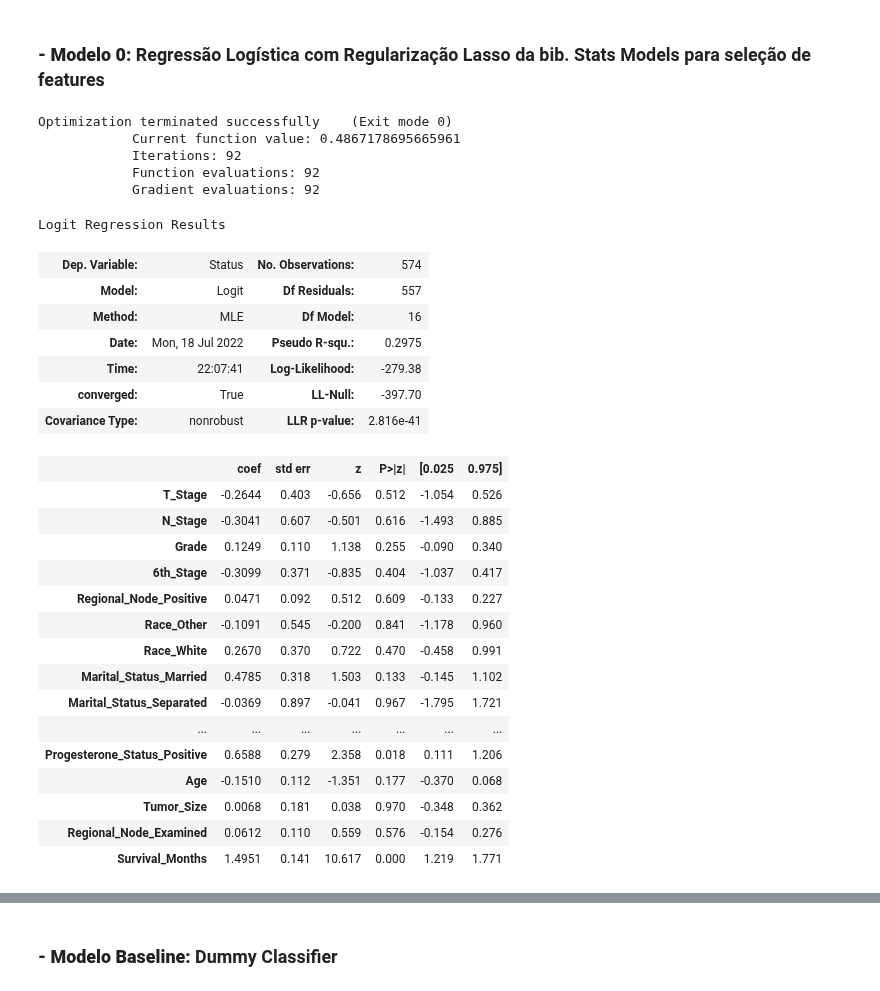
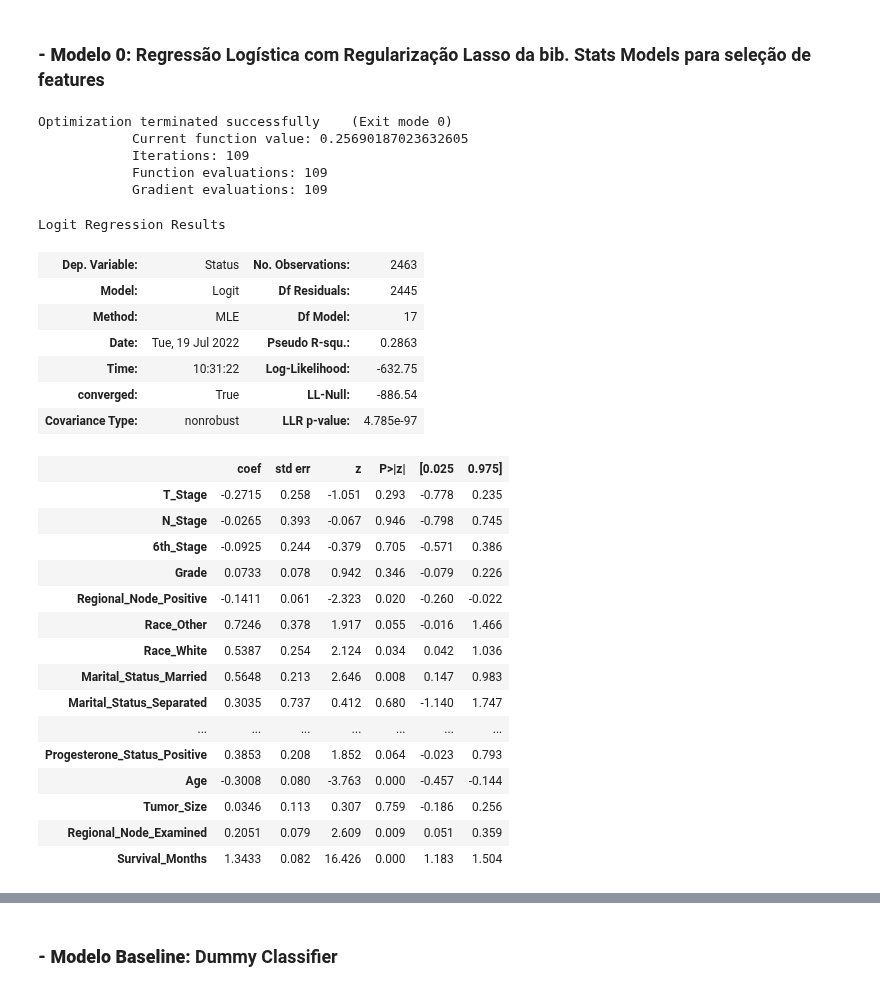
Before and after one commit to faustinothiagos/Project_Workshop_3_DS_Digital_House, a Jupyter notebook: workshop3.ipynb, the cells around one changed output, grey strips where cells are left out. Cells and saved outputs as stored; diff of their text form; code cells hidden in the pictures.

```diff
--- a/workshop3.ipynb
+++ b/workshop3.ipynb
@@ -411,19 +383,24 @@ features = ['Age', 'T_Stage', 'N_Stage', 'Grade', 'Tumor_Size',
 # usando o método Summary do StatsModels em um modelo somente para fins de seleção de features (tabela de coeficientes e testes de hipótese)
 # e de acordo com a métrica VIF (Variance Inflation Factor), que detecta varíaveis com alta Multicolinearidade
 
-features_seletas = ['N_Stage', 'Tumor_Size',
-                    'Survival_Months', 'Progesterone_Status_Positive'
+# features_seletas = ['N_Stage', 'Tumor_Size',
+#                     'Survival_Months', 'Progesterone_Status_Positive'
+#                     ]
+
+features_seletas = ['Tumor_Size', 'Regional_Node_Examined', 'Regional_Node_Positive',
+                    'Survival_Months', 'Estrogen_Status_Positive', 'A_Stage_Regional',
+                    'Race_White', 'Age'
                     ]
 
-X = df_simetrico[features_seletas]
-y = df_simetrico['Status']
+X = df[features_seletas]
+y = df['Status']
 # %% [markdown]
 #### Splits
 # %%
 # Fazendo Split tanto para Dataset com features JÁ SELECIONADAS quanto para Dataset com todas as features
-X_train, X_test, y_train, y_test = train_test_split(X, y, test_size = 0.25, random_state = 42)
+X_train, X_test, y_train, y_test = train_test_split(X, y, test_size = 0.25, stratify = y, random_state = 42)
 
-X_train_todas_feats, X_test_todas_feats, y_train_todas_feats, y_test_todas_feats = train_test_split(df_simetrico[features], y, test_size = 0.25, random_state = 42)
+X_train_todas_feats, X_test_todas_feats, y_train_todas_feats, y_test_todas_feats = train_test_split(df.drop('Status', axis=1), df['Status'], test_size = 0.25, stratify=df['Status'], random_state = 42)
 # %% [markdown]
 #### Normalização de variáveis numéricas
 # %%
@@ -447,9 +424,9 @@ X_test_numericals_todas_feats = std_scaler.transform(X_test_todas_feats[numerica
 
 # Dropando variáveis numéricas e concatenando elas normalizadas
 X_train_todas_feats = X_train_todas_feats.drop(numericals, axis = 1)
-X_train_todas_feats = X_train_todas_feats.join(pd.DataFrame(X_train_numericals_todas_feats, columns = numericals, index = pd.DataFrame(X_train).index))
+X_train_todas_feats = X_train_todas_feats.join(pd.DataFrame(X_train_numericals_todas_feats, columns = numericals, index = pd.DataFrame(X_train_todas_feats).index))
 X_test_todas_feats = X_test_todas_feats.drop(numericals, axis = 1)
-X_test_todas_feats = X_test_todas_feats.join(pd.DataFrame(X_test_numericals_todas_feats, columns = numericals, index = pd.DataFrame(X_test).index))
+X_test_todas_feats = X_test_todas_feats.join(pd.DataFrame(X_test_numericals_todas_feats, columns = numericals, index = pd.DataFrame(X_test_todas_feats).index))
 # %% [markdown]
 # Modelagem e Validação
 # %%
@@ -533,38 +513,38 @@ calc_vif(X_train)
 # %% [markdown]
 ### __- Modelo 0:__ Regressão Logística com Regularização Lasso da bib. Stats Models para seleção de features
 # %%
-statsmodels_log_reg = sm.Logit(y_train_todas_feats, X_train_todas_feats).fit_regularized() #FALTA FAZER CROSS VALIDATION!!
+statsmodels_log_reg = sm.Logit(y_train, X_train_todas_feats).fit_regularized() #FALTA FAZER CROSS VALIDATION!!
 
 log_reg_pred = statsmodels_log_reg.predict(X_test_todas_feats)
 
 statsmodels_log_reg.summary()
 # %% [output]
 Optimization terminated successfully    (Exit mode 0)
-            Current function value: 0.4867178695665961
-            Iterations: 92
-            Function evaluations: 92
-            Gradient evaluations: 92
+            Current function value: 0.25690187023632605
+            Iterations: 109
+            Function evaluations: 109
+            Gradient evaluations: 109
 Logit Regression Results
-| Dep. Variable: | Status | No. Observations: | 574 |
-| Model: | Logit | Df Residuals: | 557 |
-| Method: | MLE | Df Model: | 16 |
-| Date: | Mon, 18 Jul 2022 | Pseudo R-squ.: | 0.2975 |
-| Time: | 22:07:41 | Log-Likelihood: | -279.38 |
-| converged: | True | LL-Null: | -397.70 |
-| Covariance Type: | nonrobust | LLR p-value: | 2.816e-41 |
+| Dep. Variable: | Status | No. Observations: | 2463 |
+| Model: | Logit | Df Residuals: | 2445 |
+| Method: | MLE | Df Model: | 17 |
+| Date: | Tue, 19 Jul 2022 | Pseudo R-squ.: | 0.2863 |
+| Time: | 10:31:22 | Log-Likelihood: | -632.75 |
+| converged: | True | LL-Null: | -886.54 |
+| Covariance Type: | nonrobust | LLR p-value: | 4.785e-97 |
 |  | coef | std err | z | P>|z| | [0.025 | 0.975] |
-| T_Stage | -0.2644 | 0.403 | -0.656 | 0.512 | -1.054 | 0.526 |
-| N_Stage | -0.3041 | 0.607 | -0.501 | 0.616 | -1.493 | 0.885 |
-| Grade | 0.1249 | 0.110 | 1.138 | 0.255 | -0.090 | 0.340 |
-| 6th_Stage | -0.3099 | 0.371 | -0.835 | 0.404 | -1.037 | 0.417 |
-| Regional_Node_Positive | 0.0471 | 0.092 | 0.512 | 0.609 | -0.133 | 0.227 |
-| Race_Other | -0.1091 | 0.545 | -0.200 | 0.841 | -1.178 | 0.960 |
-| Race_White | 0.2670 | 0.370 | 0.722 | 0.470 | -0.458 | 0.991 |
-| Marital_Status_Married | 0.4785 | 0.318 | 1.503 | 0.133 | -0.145 | 1.102 |
-| Marital_Status_Separated | -0.0369 | 0.897 | -0.041 | 0.967 | -1.795 | 1.721 |
+| T_Stage | -0.2715 | 0.258 | -1.051 | 0.293 | -0.778 | 0.235 |
+| N_Stage | -0.0265 | 0.393 | -0.067 | 0.946 | -0.798 | 0.745 |
+| 6th_Stage | -0.0925 | 0.244 | -0.379 | 0.705 | -0.571 | 0.386 |
+| Grade | 0.0733 | 0.078 | 0.942 | 0.346 | -0.079 | 0.226 |
+| Regional_Node_Positive | -0.1411 | 0.061 | -2.323 | 0.020 | -0.260 | -0.022 |
+| Race_Other | 0.7246 | 0.378 | 1.917 | 0.055 | -0.016 | 1.466 |
+| Race_White | 0.5387 | 0.254 | 2.124 | 0.034 | 0.042 | 1.036 |
+| Marital_Status_Married | 0.5648 | 0.213 | 2.646 | 0.008 | 0.147 | 0.983 |
+| Marital_Status_Separated | 0.3035 | 0.737 | 0.412 | 0.680 | -1.140 | 1.747 |
 | ... | ... | ... | ... | ... | ... | ... |
-| Progesterone_Status_Positive | 0.6588 | 0.279 | 2.358 | 0.018 | 0.111 | 1.206 |
-| Age | -0.1510 | 0.112 | -1.351 | 0.177 | -0.370 | 0.068 |
-| Tumor_Size | 0.0068 | 0.181 | 0.038 | 0.970 | -0.348 | 0.362 |
-| Regional_Node_Examined | 0.0612 | 0.110 | 0.559 | 0.576 | -0.154 | 0.276 |
-| Survival_Months | 1.4951 | 0.141 | 10.617 | 0.000 | 1.219 | 1.771 |
+| Progesterone_Status_Positive | 0.3853 | 0.208 | 1.852 | 0.064 | -0.023 | 0.793 |
+| Age | -0.3008 | 0.080 | -3.763 | 0.000 | -0.457 | -0.144 |
+| Tumor_Size | 0.0346 | 0.113 | 0.307 | 0.759 | -0.186 | 0.256 |
+| Regional_Node_Examined | 0.2051 | 0.079 | 2.609 | 0.009 | 0.051 | 0.359 |
+| Survival_Months | 1.3433 | 0.082 | 16.426 | 0.000 | 1.183 | 1.504 |
```
Also changed, not shown: parts of 32 cells of this notebook.
